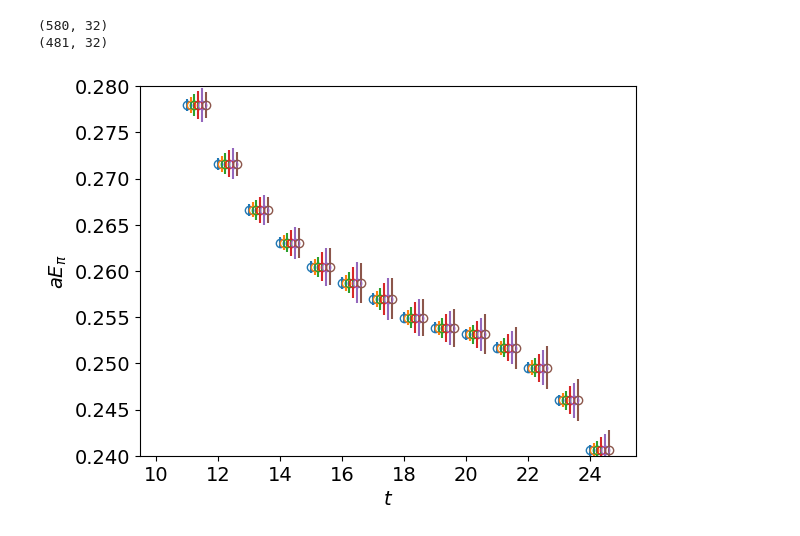
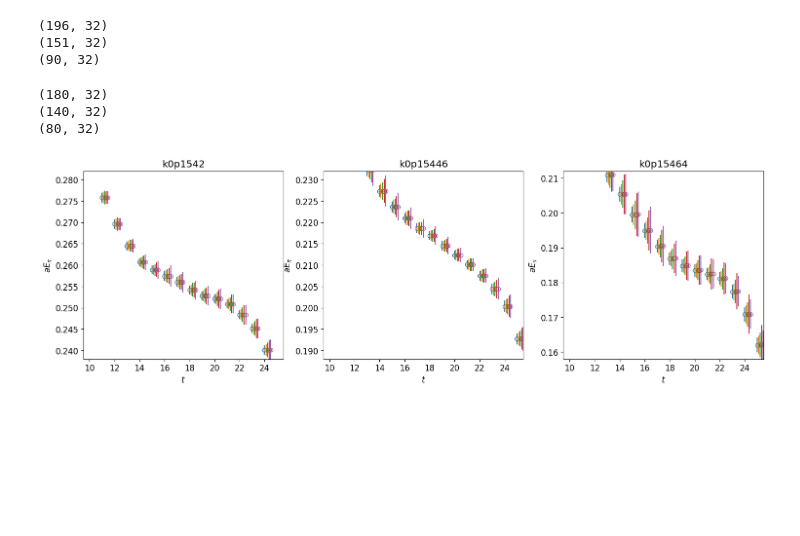
Before and after one commit to chrisculver/su4_hmc_analysis, a Jupyter notebook: MesonFitting/analyze_meson_corrs.ipynb, the cells around one changed output. Saved outputs shown, nothing was run; the diff lists cells and outputs as text; code cells hidden in the pictures; blank space fills up the shorter version.

```diff
--- a/MesonFitting/analyze_meson_corrs.ipynb
+++ b/MesonFitting/analyze_meson_corrs.ipynb
@@ -5,37 +5,57 @@
 from jk import *
 from utils import *
 import matplotlib as mpl
-
+import matplotlib.gridspec as gridspec
 
 NT=64
 
-mpl.rcParams.update({'font.size': 14})
+mpl.rcParams.update({'font.size': 12})
 # %%
 kappa="k0p1542"
 print(np.array(get_data(kappa,5,NT)).shape)
 kappa="k0p15446"
 print(np.array(get_data(kappa,5,NT)).shape)
+kappa="k0p15464"
+print(np.array(get_data(kappa,5,NT)).shape)
 # %% [output]
-(580, 32)
-(481, 32)
+(196, 32)
+(151, 32)
+(90, 32)
 # %%
 data = {}
-for kappa in ["k0p1542", "k0p15446"]:
+kappas=["k0p1542", "k0p15446", "k0p15464"]
+for kappa in kappas:
     data[kappa]={5: np.array(get_data(kappa,5,NT))}
     for i in range(3):
         data[kappa][i]=np.array(get_data(kappa,i+1,NT))
+
+for i in [0,1,2,5]:
+    data["k0p1542"][i]=data["k0p1542"][i][16:]
+    data["k0p15446"][i]=data["k0p15446"][i][11:]
+    data["k0p15464"][i]=data["k0p15464"][i][10:]
+# %%
+print(data["k0p1542"][5].shape)
+print(data["k0p15446"][5].shape)
+print(data["k0p15464"][5].shape)
+# %% [output]
+(180, 32)
+(140, 32)
+(80, 32)
 # %%
-cut=100
-kappa="k0p1542"
-corr=data[kappa][5]
-for i,b in enumerate([1,2,4,10,20,40]):
-    d =jackKnife(log_eff_mass, corr[cut:,:], b)
-
-    plt.errorbar([t+0.12*i for t in range(int(NT/2)-1)], d[0], d[1], linestyle="None", marker="o", markerfacecolor="None")
-    plt.ylim(0.24,0.28)
-    plt.xlim(9.5,25.5)
-plt.xlabel(r'$t$')
-plt.ylabel(r'$aE_{\pi}$')
-plt.show()
+fig = plt.figure(figsize=(18,5))
+gs = gridspec.GridSpec(1,3)
+ylims={"k0p1542": (0.238,0.282), "k0p15446": (0.188,0.232), "k0p15464": (0.158,0.212)}
+for i,kappa in enumerate(kappas):
+    ax=fig.add_subplot(gs[i])
+    cut=0
+    corr=data[kappa][5]
+    for i,b in enumerate([1,2,4,10,20]):
+        d=jackKnife(log_eff_mass, corr[cut:,:], b)
+        ax.errorbar([t+0.12*i for t in range(int(NT/2)-1)], d[0], d[1], linestyle="None", marker="o", markerfacecolor="None")
+        ax.set_ylim(ylims[kappa])
+        ax.set_xlim(9.5,25.5)
+    ax.set_xlabel(r'$t$')
+    ax.set_ylabel(r'$aE_{\pi}$')
+    ax.set_title(kappa)
 # %% [output]
-[figure, old version]
+[figure, new version]
```
Also changed, not shown: parts of 13 cells of this notebook, 17 other files.
